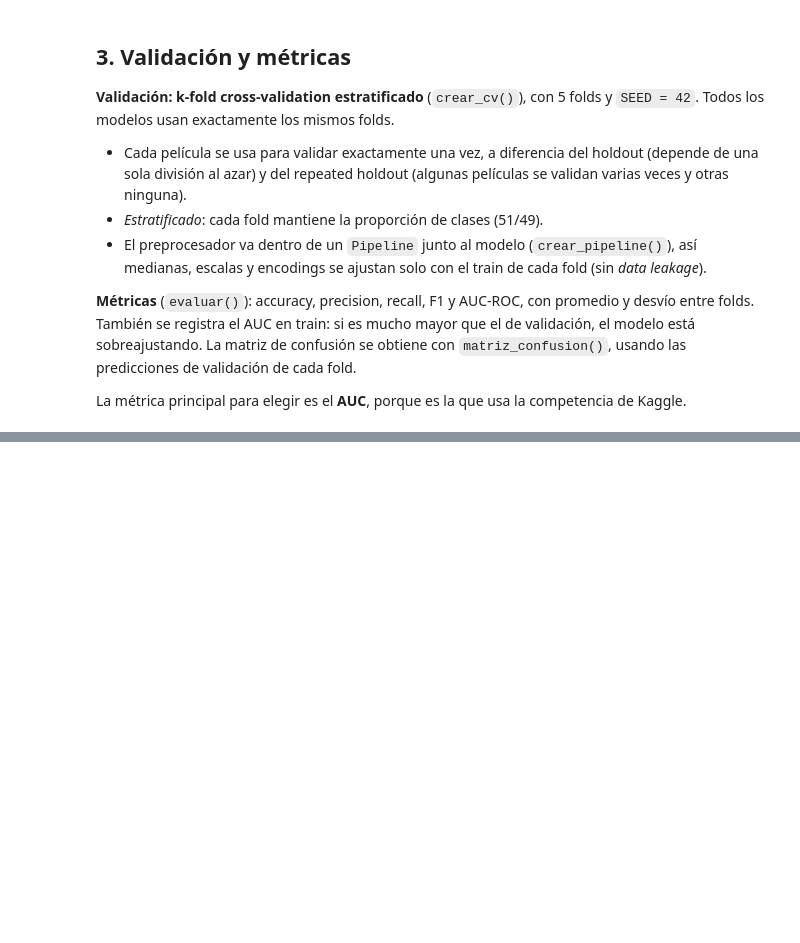
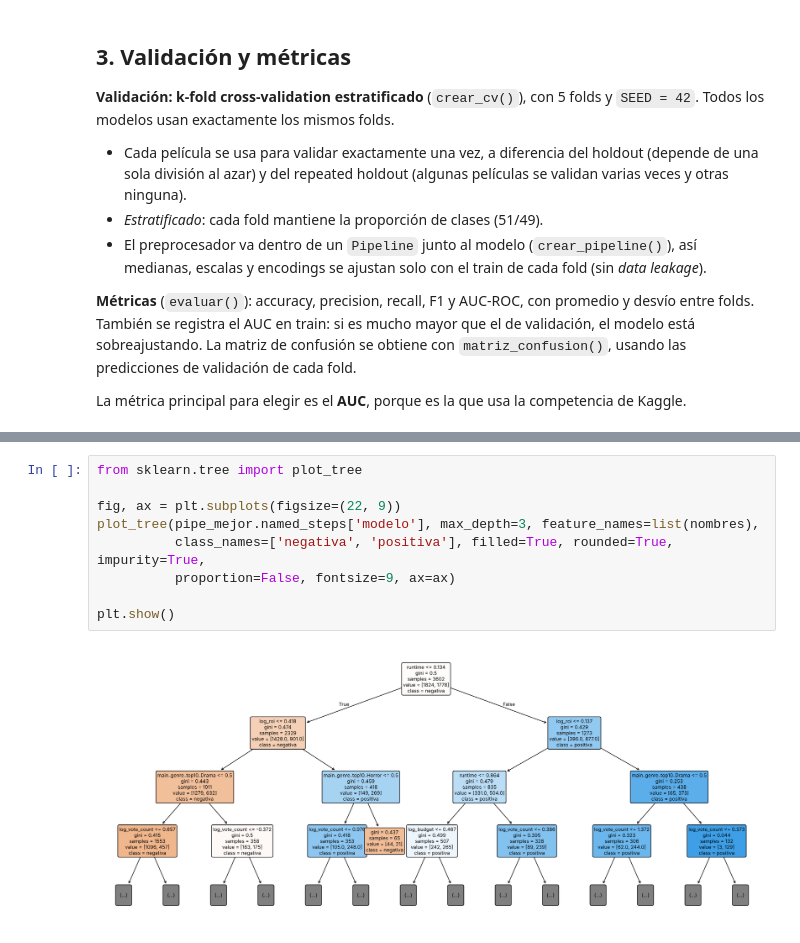
Before and after one commit to juanmareolon/OBL_ML, a Jupyter notebook: Arbol_Clasificacion.ipynb, the cells around one changed output, grey strips where cells are left out. Drawn from its saved outputs; the diff is of its cells as text; blank space fills up the shorter version.

```diff
--- a/Arbol_Clasificacion.ipynb
+++ b/Arbol_Clasificacion.ipynb
@@ -77,0 +310,11 @@ La métrica principal para elegir es el **AUC**, porque es la que usa la compete
+# %%
+from sklearn.tree import plot_tree
+
+fig, ax = plt.subplots(figsize=(22, 9))
+plot_tree(pipe_mejor.named_steps['modelo'], max_depth=3, feature_names=list(nombres),
+          class_names=['negativa', 'positiva'], filled=True, rounded=True, impurity=True,
+          proportion=False, fontsize=9, ax=ax)
+
+plt.show()
+# %% [output]
+[figure, added]
```
Also changed, not shown: parts of 28 cells of this notebook, 4 other files.
